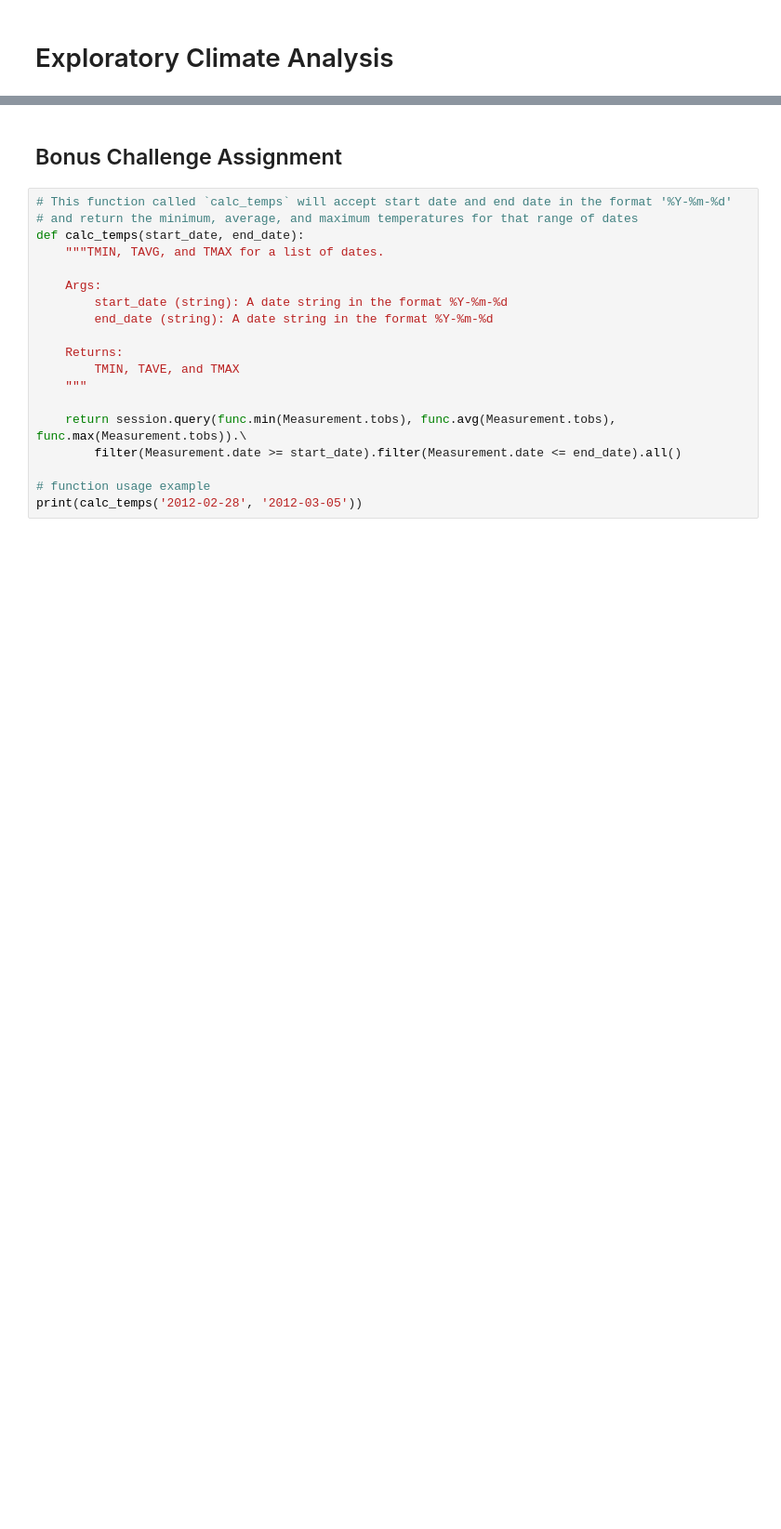
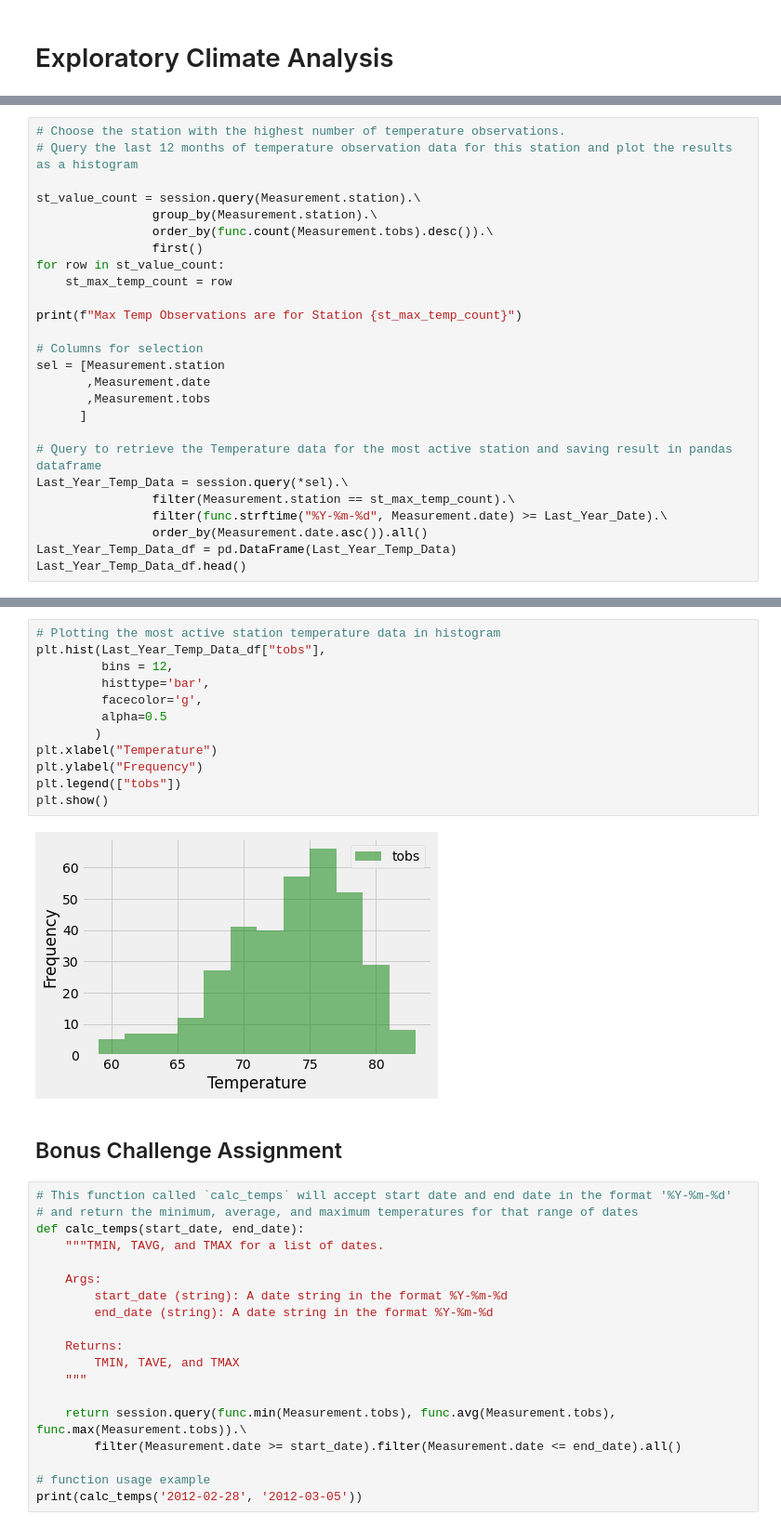
Before and after one commit to itsjaggu/sqlalchemy-challenge, a Jupyter notebook: climate_starter.ipynb, the cells around one changed output, grey strips where cells are left out. Shown at 93% size. Drawn from its saved outputs; the diff is of its cells as text; blank space fills up the shorter version.

```diff
--- a/climate_starter.ipynb
+++ b/climate_starter.ipynb
@@ -152,0 +210,26 @@ date
+# %%
+# Choose the station with the highest number of temperature observations.
+# Query the last 12 months of temperature observation data for this station and plot the results as a histogram
+
+st_value_count = session.query(Measurement.station).\
+                group_by(Measurement.station).\
+                order_by(func.count(Measurement.tobs).desc()).\
+                first()
+for row in st_value_count:
+    st_max_temp_count = row
+
+print(f"Max Temp Observations are for Station {st_max_temp_count}")
+
+# Columns for selection
+sel = [Measurement.station
+       ,Measurement.date
+       ,Measurement.tobs
+      ]
+
+# Query to retrieve the Temperature data for the most active station and saving result in pandas dataframe
+Last_Year_Temp_Data = session.query(*sel).\
+                filter(Measurement.station == st_max_temp_count).\
+                filter(func.strftime("%Y-%m-%d", Measurement.date) >= Last_Year_Date).\
+                order_by(Measurement.date.asc()).all()
+Last_Year_Temp_Data_df = pd.DataFrame(Last_Year_Temp_Data)
+Last_Year_Temp_Data_df.head()
@@ -153,3 +244,17 @@ date
+# %%
+# Plotting the most active station temperature data in histogram
+plt.hist(Last_Year_Temp_Data_df["tobs"],
+         bins = 12,
+         histtype='bar',
+         facecolor='g',
+         alpha=0.5
+        )
+plt.xlabel("Temperature")
+plt.ylabel("Frequency")
+plt.legend(["tobs"])
+plt.show()
+# %% [output]
+[figure, added]
 # %% [markdown]
 ## Bonus Challenge Assignment
 # %%
```
Also changed, not shown: parts of 20 cells of this notebook.
